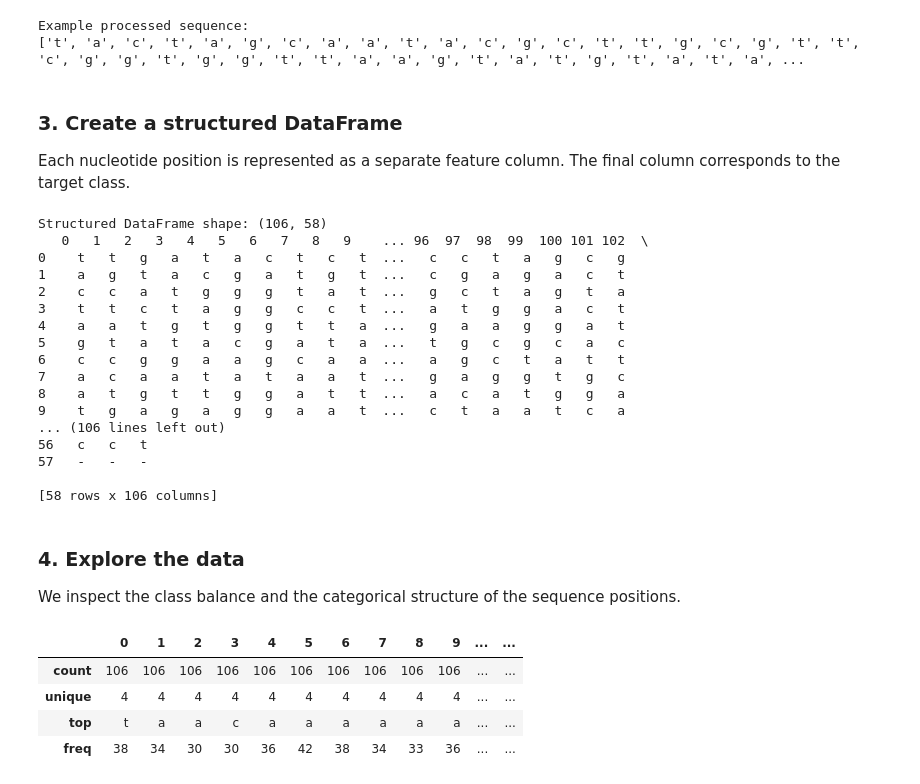
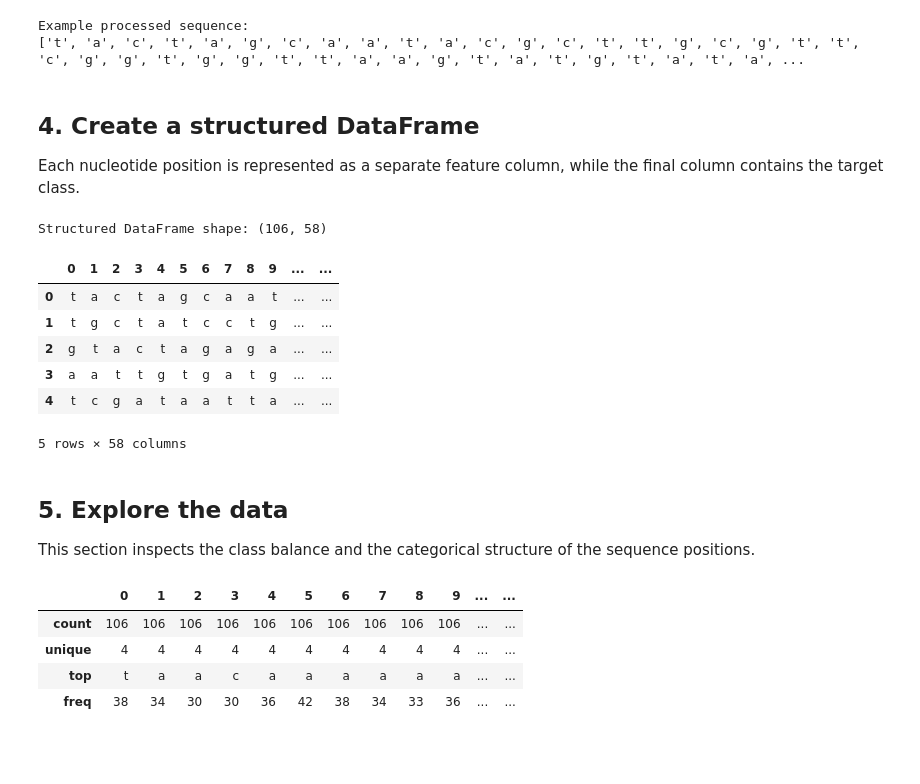
Before and after one commit to anto-silve/dna-promoter-classification, a Jupyter notebook: notebooks/dna_promoter_classification.ipynb, the cells around one changed output. Saved outputs shown, nothing was run; the diff lists cells and outputs as text; code cells hidden in the pictures; blank space fills up the shorter version.

```diff
--- a/notebooks/dna_promoter_classification.ipynb
+++ b/notebooks/dna_promoter_classification.ipynb
@@ -100,36 +90,27 @@ print(dataset[0])
 Example processed sequence:
 ['t', 'a', 'c', 't', 'a', 'g', 'c', 'a', 'a', 't', 'a', 'c', 'g', 'c', 't', 't', 'g', 'c', 'g', 't', 't', 'c', 'g', 'g', 't', 'g', 'g', 't', 't', 'a', 'a', 'g', 't', 'a', 't', 'g', 't', 'a', 't', 'a', ...
 # %% [markdown]
-### 3. Create a structured DataFrame
-Each nucleotide position is represented as a separate feature column. The final column corresponds to the target class.
+## 4. Create a structured DataFrame
+Each nucleotide position is represented as a separate feature column, while the final column contains the target class.
 # %%
 dframe = pd.DataFrame(dataset)
 df = dframe.transpose()
 df.rename(columns = {57: 'Class'}, inplace = True)
 
 print("Structured DataFrame shape:", df.shape)
-print(dframe)
+df.head()
 # %% [output]
 Structured DataFrame shape: (106, 58)
-   0   1   2   3   4   5   6   7   8   9    ... 96  97  98  99  100 101 102  \
-0    t   t   g   a   t   a   c   t   c   t  ...   c   c   t   a   g   c   g
-1    a   g   t   a   c   g   a   t   g   t  ...   c   g   a   g   a   c   t
-2    c   c   a   t   g   g   g   t   a   t  ...   g   c   t   a   g   t   a
-3    t   t   c   t   a   g   g   c   c   t  ...   a   t   g   g   a   c   t
-4    a   a   t   g   t   g   g   t   t   a  ...   g   a   a   g   g   a   t
-5    g   t   a   t   a   c   g   a   t   a  ...   t   g   c   g   c   a   c
-6    c   c   g   g   a   a   g   c   a   a  ...   a   g   c   t   a   t   t
-7    a   c   a   a   t   a   t   a   a   t  ...   g   a   g   g   t   g   c
-8    a   t   g   t   t   g   g   a   t   t  ...   a   c   a   t   g   g   a
-9    t   g   a   g   a   g   g   a   a   t  ...   c   t   a   a   t   c   a
-... (106 lines left out)
-56   c   c   t
-57   -   -   -
-
-[58 rows x 106 columns]
+|  | 0 | 1 | 2 | 3 | 4 | 5 | 6 | 7 | 8 | 9 | ... | ... |
+| 0 | t | a | c | t | a | g | c | a | a | t | ... | ... |
+| 1 | t | g | c | t | a | t | c | c | t | g | ... | ... |
+| 2 | g | t | a | c | t | a | g | a | g | a | ... | ... |
+| 3 | a | a | t | t | g | t | g | a | t | g | ... | ... |
+| 4 | t | c | g | a | t | a | a | t | t | a | ... | ... |
+5 rows × 58 columns
 # %% [markdown]
-### 4. Explore the data
-We inspect the class balance and the categorical structure of the sequence positions.
+## 5. Explore the data
+This section inspects the class balance and the categorical structure of the sequence positions.
 # %%
 #General overview of categorical sequence data
 df.describe(include='all')
```
Also changed, not shown: parts of 22 cells of this notebook, 1 other file.
